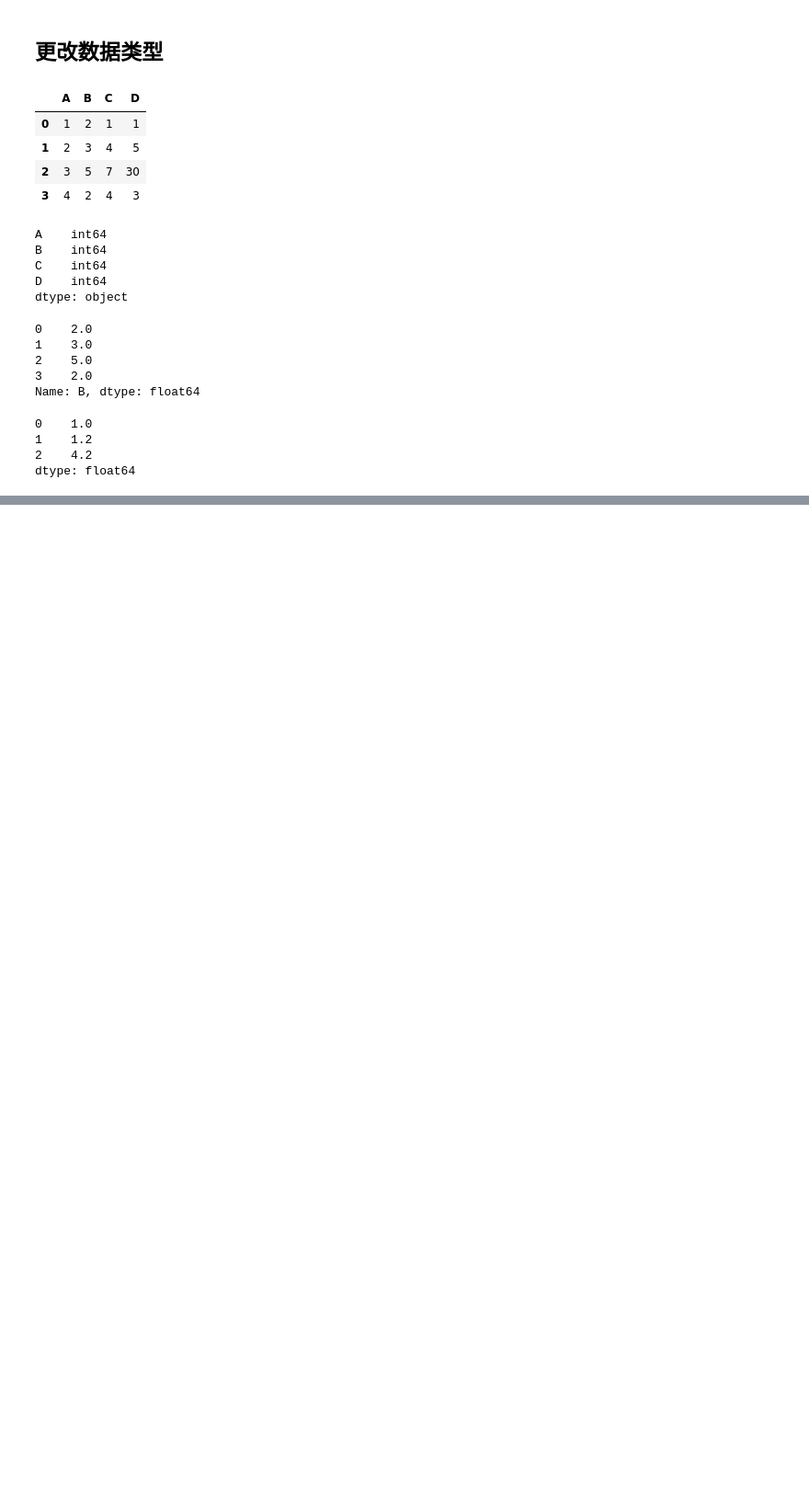
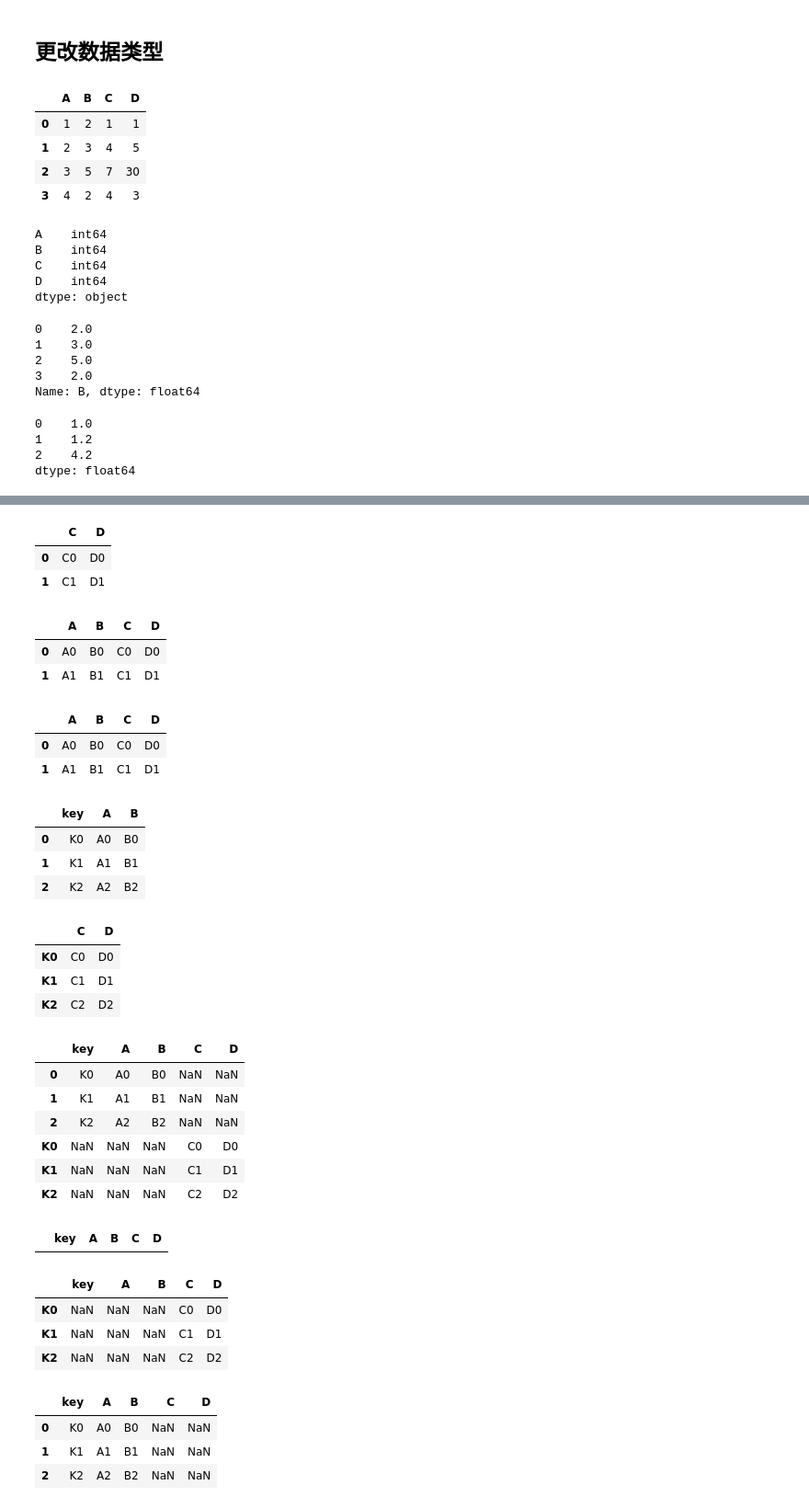
Before and after one commit to weishuotan/python_for_data_analysis, a Jupyter notebook: 数据预处理.ipynb, the cells around one changed output, grey strips where cells are left out. Shown at 92% size. Cells and saved outputs as stored; diff of their text form; code cells hidden in the pictures; blank space fills up the shorter version.

```diff
--- a/数据预处理.ipynb
+++ b/数据预处理.ipynb
@@ -263,0 +490,69 @@ dtype: float64
+# %%
+right4 = pd.DataFrame({
+                     'C':['C0','C1'],
+                     'D':['D0','D1']})
+right4
+# %% [output]
+|  | C | D |
+| 0 | C0 | D0 |
+| 1 | C1 | D1 |
+# %%
+left4.join(right4)
+# %% [output]
+|  | A | B | C | D |
+| 0 | A0 | B0 | C0 | D0 |
+| 1 | A1 | B1 | C1 | D1 |
+# %%
+left4.join(right4,how = 'outer')
+# %% [output]
+|  | A | B | C | D |
+| 0 | A0 | B0 | C0 | D0 |
+| 1 | A1 | B1 | C1 | D1 |
+# %%
+left5 = pd.DataFrame({'key':['K0','K1','K2'],
+                     'A':['A0','A1','A2'],
+                     'B':['B0','B1','B2']})
+left5
+# %% [output]
+|  | key | A | B |
+| 0 | K0 | A0 | B0 |
+| 1 | K1 | A1 | B1 |
+| 2 | K2 | A2 | B2 |
+# %%
+right5 = pd.DataFrame({
+                    'C':['C0','C1','C2'],
+                     'D':['D0','D1','D2']},index = ['K0','K1','K2'])
+right5
+# %% [output]
+|  | C | D |
+| K0 | C0 | D0 |
+| K1 | C1 | D1 |
+| K2 | C2 | D2 |
+# %%
+left5.join(right5,how = 'outer')
+# %% [output]
+|  | key | A | B | C | D |
+| 0 | K0 | A0 | B0 | NaN | NaN |
+| 1 | K1 | A1 | B1 | NaN | NaN |
+| 2 | K2 | A2 | B2 | NaN | NaN |
+| K0 | NaN | NaN | NaN | C0 | D0 |
+| K1 | NaN | NaN | NaN | C1 | D1 |
+| K2 | NaN | NaN | NaN | C2 | D2 |
+# %%
+left5.join(right5,how = 'inner')
+# %% [output]
+|  | key | A | B | C | D |
+# %%
+left5.join(right5,how = 'right')
+# %% [output]
+|  | key | A | B | C | D |
+| K0 | NaN | NaN | NaN | C0 | D0 |
+| K1 | NaN | NaN | NaN | C1 | D1 |
+| K2 | NaN | NaN | NaN | C2 | D2 |
+# %%
+left5.join(right5,how = 'left')
+# %% [output]
+|  | key | A | B | C | D |
+| 0 | K0 | A0 | B0 | NaN | NaN |
+| 1 | K1 | A1 | B1 | NaN | NaN |
+| 2 | K2 | A2 | B2 | NaN | NaN |
```
Also changed, not shown: parts of 45 cells of this notebook.
